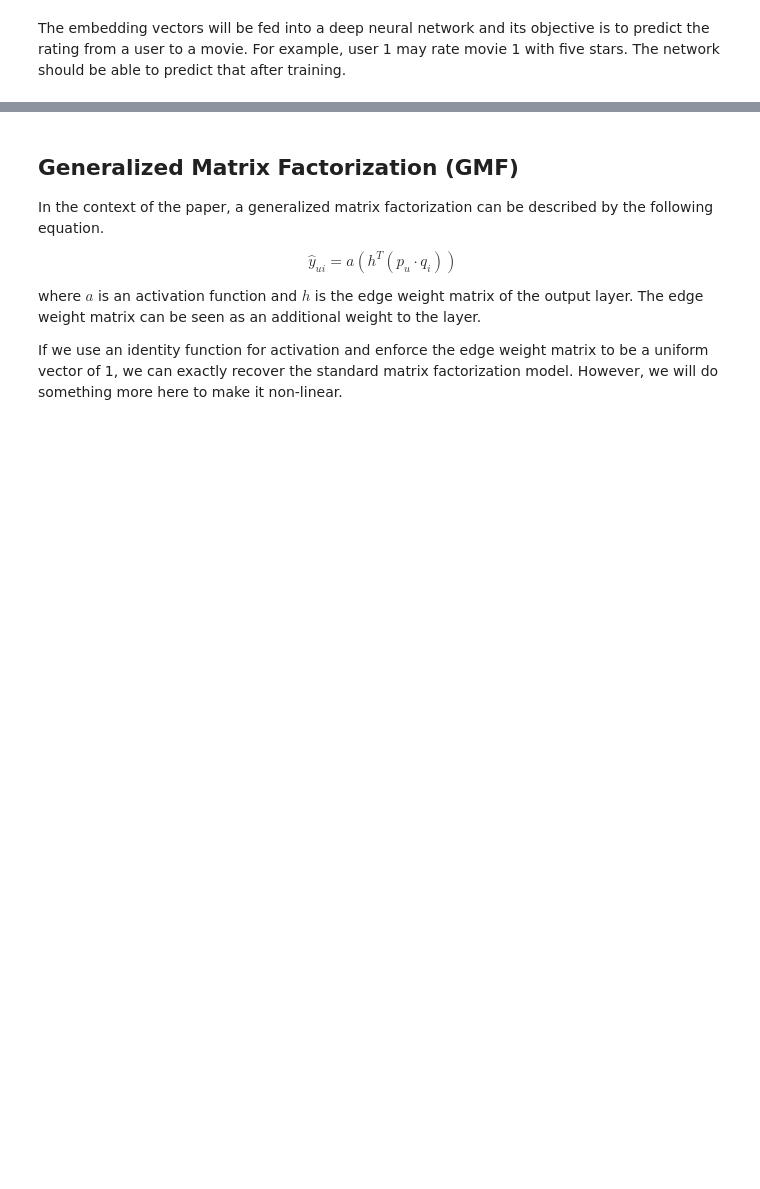
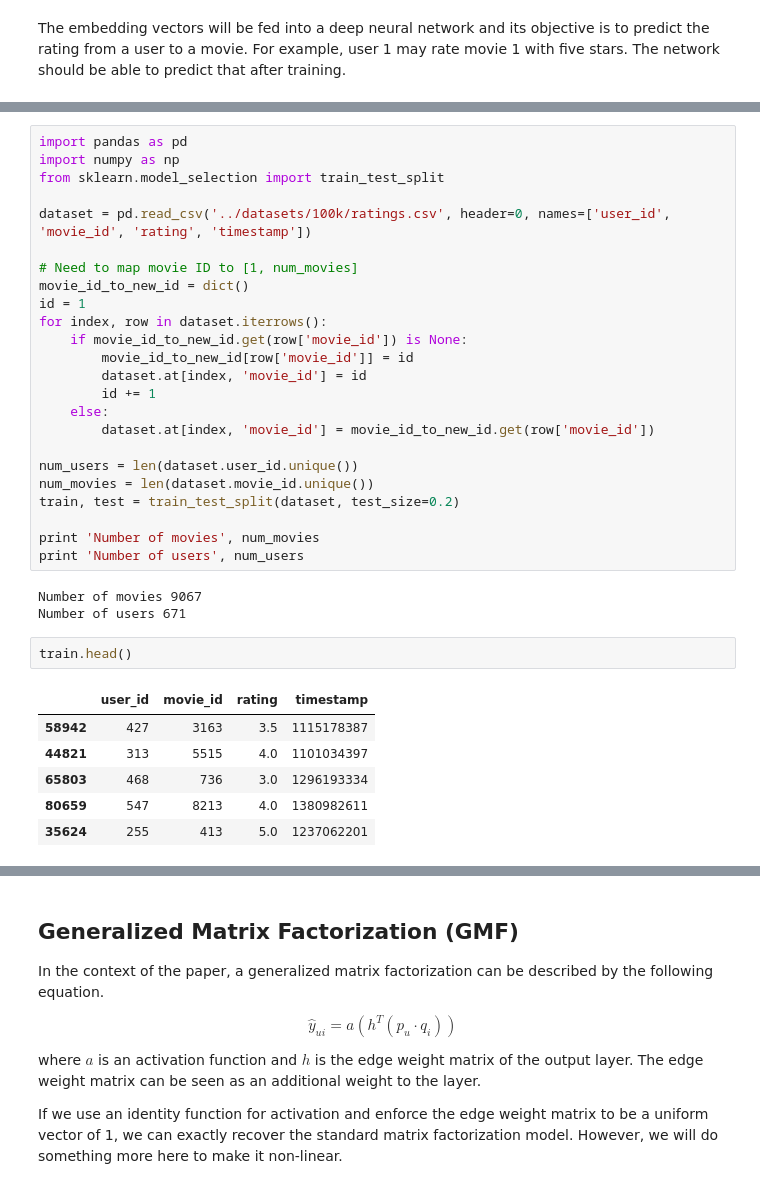
Before and after one commit to calvinfeng/machine-learning-notebook, a Jupyter notebook: recommender/notebooks/neural_collaborative_filtering.ipynb, the cells around one changed output, grey strips where cells are left out. Cells and saved outputs as stored; diff of their text form; blank space fills up the shorter version.

```diff
--- a/recommender/notebooks/neural_collaborative_filtering.ipynb
+++ b/recommender/notebooks/neural_collaborative_filtering.ipynb
@@ -36,0 +42,36 @@ The embedding vectors will be fed into a deep neural network and its objective i
+# %%
+import pandas as pd
+import numpy as np
+from sklearn.model_selection import train_test_split
+
+dataset = pd.read_csv('../datasets/100k/ratings.csv', header=0, names=['user_id', 'movie_id', 'rating', 'timestamp'])
+
+# Need to map movie ID to [1, num_movies]
+movie_id_to_new_id = dict()
+id = 1
+for index, row in dataset.iterrows():
+    if movie_id_to_new_id.get(row['movie_id']) is None:
+        movie_id_to_new_id[row['movie_id']] = id
+        dataset.at[index, 'movie_id'] = id
+        id += 1
+    else:
+        dataset.at[index, 'movie_id'] = movie_id_to_new_id.get(row['movie_id'])
+
+num_users = len(dataset.user_id.unique())
+num_movies = len(dataset.movie_id.unique())
+train, test = train_test_split(dataset, test_size=0.2)
+
+print 'Number of movies', num_movies
+print 'Number of users', num_users
+# %% [output]
+Number of movies 9067
+Number of users 671
+# %%
+train.head()
+# %% [output]
+|  | user_id | movie_id | rating | timestamp |
+| 58942 | 427 | 3163 | 3.5 | 1115178387 |
+| 44821 | 313 | 5515 | 4.0 | 1101034397 |
+| 65803 | 468 | 736 | 3.0 | 1296193334 |
+| 80659 | 547 | 8213 | 4.0 | 1380982611 |
+| 35624 | 255 | 413 | 5.0 | 1237062201 |
```
Also changed, not shown: parts of 10 cells of this notebook.
